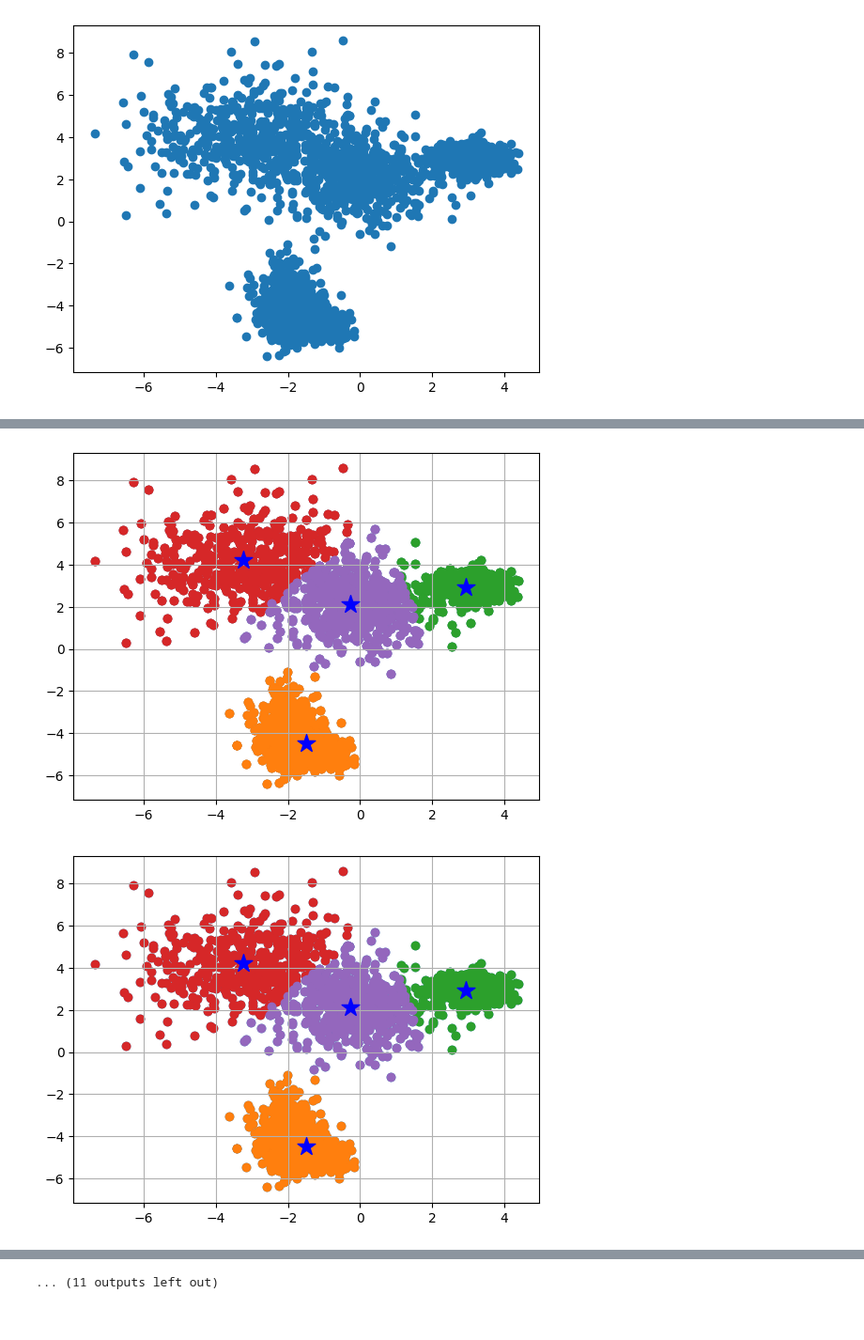
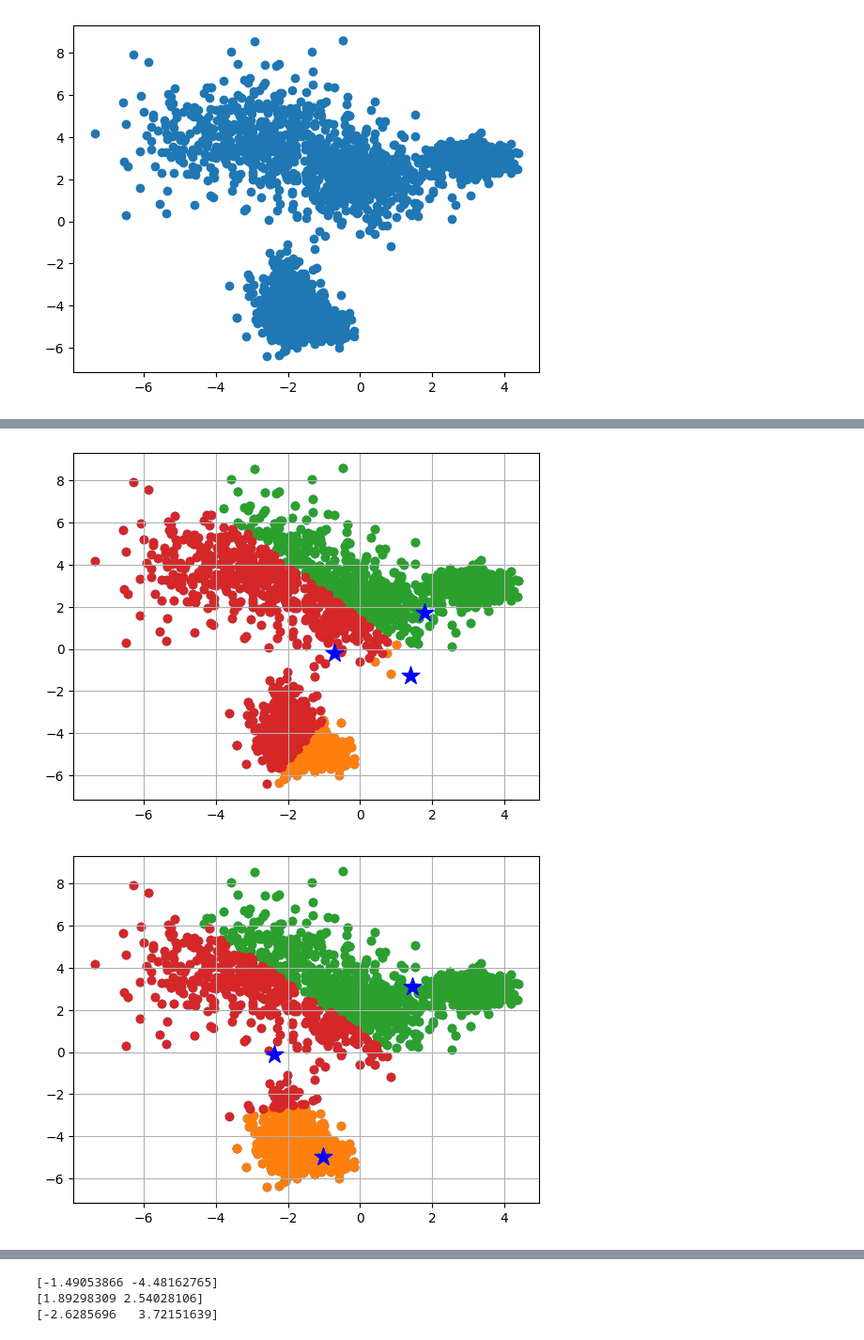
Before and after one commit to 4gn5t/DataAnalysis, a Jupyter notebook: lab6/main.ipynb, the cells around one changed output, grey strips where cells are left out. Shown at 94% size. Drawn from its saved outputs; the diff is of its cells as text; code cells hidden in the pictures.

```diff
--- a/lab6/main.ipynb
+++ b/lab6/main.ipynb
@@ -3,7 +3,7 @@ import numpy as np
 import matplotlib.pyplot as plt
 import pandas as pd
 # %%
-_data = pd.read_excel('/home/angst/DataAnalysis/lab6/Лаб6_7_6_кластер.xlsx')
+_data = pd.read_excel('Лаб6_7_6_кластер.xlsx')
 _data.head(10)
 # %% [output]
 |  | -0.842499 | -4.997976 |
@@ -53,7 +53,7 @@ plt.show()
 # %% [output]
 [figure]
 # %%
-k = 4
+k = 3
 
 clusters = {}
 np.random.seed(15)
@@ -124,33 +121,33 @@ def plot_clusters(clusters):
     for i in clusters:
         points = np.array(clusters[i]['points'])
         plt.scatter(points[:, 0], points[:, 1])
 
     for i in clusters:
         center = clusters[i]['center']
         plt.scatter(center[0], center[1], marker='*', c='blue', s=200, zorder=10)
 
     plt.show()
 
 clusters = assign_points_to_clusters(clusters, x_values, y_values)
 plot_clusters(clusters)
 
-for i in range(20):
+for i in range(11):
     clusters = update_clusters(clusters)
     clusters = assign_points_to_clusters(clusters, x_values, y_values)
     plot_clusters(clusters)
 
 for i in clusters:
     print(clusters[i]['center'])
 
 plt.scatter(x_values, y_values)
 plt.grid(True)
 
 for i in clusters:
     center = clusters[i]['center']
     plt.scatter(center[0], center[1], marker='*', c='blue')
     points = np.array(clusters[i]['points'])
     plt.scatter(points[:, 0], points[:, 1])
 plt.show()
 # %% [output]
-[figure, old version]
+[figure, new version]
-[figure, old version]
+[figure, new version]
@@ -167 +164,3 @@ plt.show()
-... (11 outputs left out)
+[-1.49053866 -4.48162765]
+[1.89298309 2.54028106]
+[-2.6285696   3.72151639]
```
Also changed, not shown: parts of 4 cells of this notebook, 4 other files.
